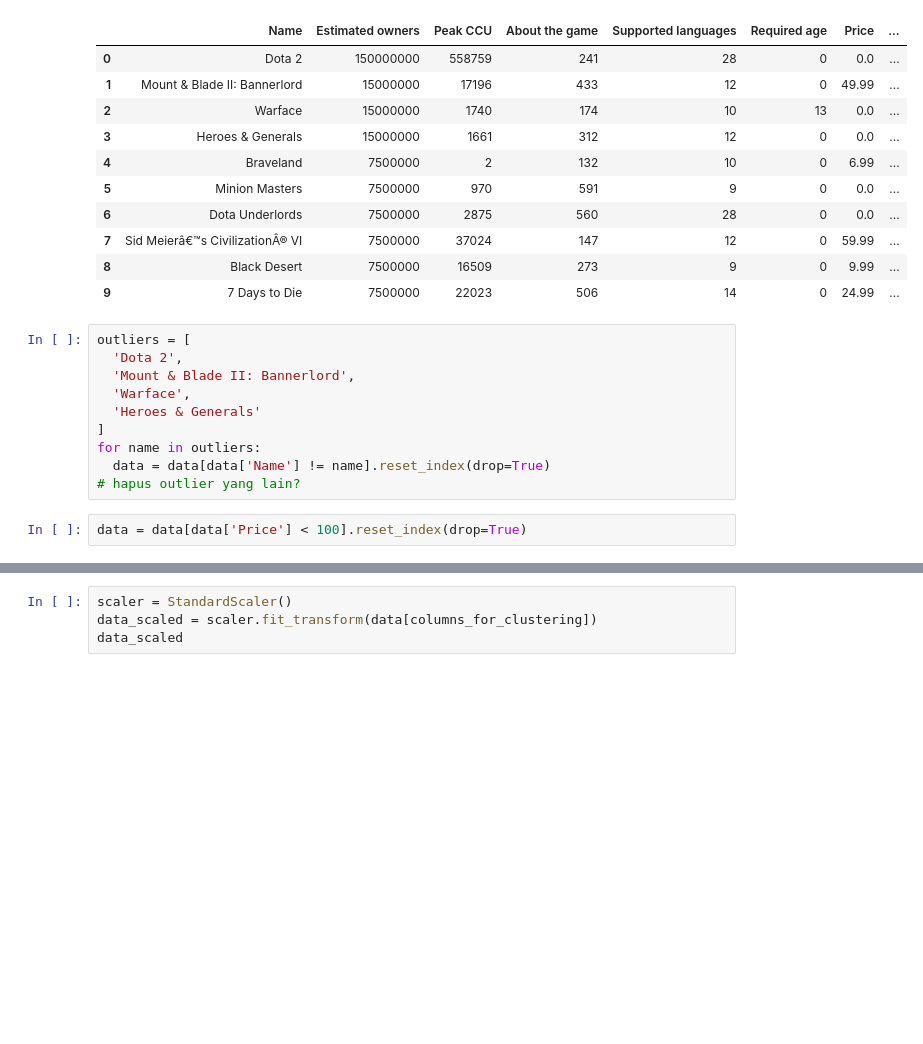
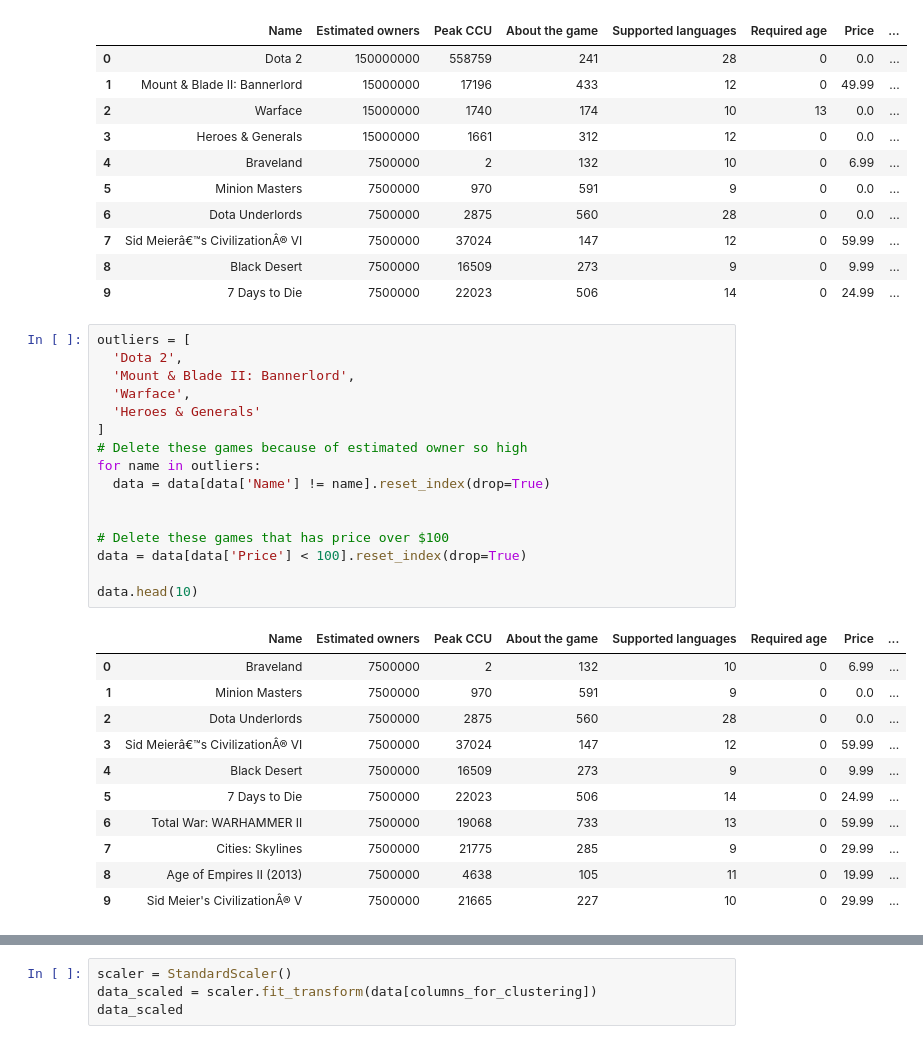
Before and after one commit to DhaniAM/k-means-clustering-TA, a Jupyter notebook: Analisa.ipynb, the cells around one changed output, grey strips where cells are left out. Cells and saved outputs as stored; diff of their text form; blank space fills up the shorter version.

```diff
--- a/Analisa.ipynb
+++ b/Analisa.ipynb
@@ -178,15 +178,31 @@ data.head(10)
 # %%
 outliers = [
   'Dota 2',
   'Mount & Blade II: Bannerlord',
   'Warface',
   'Heroes & Generals'
 ]
+# Delete these games because of estimated owner so high
 for name in outliers:
   data = data[data['Name'] != name].reset_index(drop=True)
-# hapus outlier yang lain?
+
+
+# Delete these games that has price over $100
+data = data[data['Price'] < 100].reset_index(drop=True)
+
+data.head(10)
+# %% [output]
+|  | Name | Estimated owners | Peak CCU | About the game | Supported languages | Required age | Price | ... |
+| 0 | Braveland | 7500000 | 2 | 132 | 10 | 0 | 6.99 | ... |
+| 1 | Minion Masters | 7500000 | 970 | 591 | 9 | 0 | 0.0 | ... |
+| 2 | Dota Underlords | 7500000 | 2875 | 560 | 28 | 0 | 0.0 | ... |
+| 3 | Sid Meierâ€™s CivilizationÂ® VI | 7500000 | 37024 | 147 | 12 | 0 | 59.99 | ... |
+| 4 | Black Desert | 7500000 | 16509 | 273 | 9 | 0 | 9.99 | ... |
+| 5 | 7 Days to Die | 7500000 | 22023 | 506 | 14 | 0 | 24.99 | ... |
+| 6 | Total War: WARHAMMER II | 7500000 | 19068 | 733 | 13 | 0 | 59.99 | ... |
+| 7 | Cities: Skylines | 7500000 | 21775 | 285 | 9 | 0 | 29.99 | ... |
+| 8 | Age of Empires II (2013) | 7500000 | 4638 | 105 | 11 | 0 | 19.99 | ... |
+| 9 | Sid Meier's CivilizationÂ® V | 7500000 | 21665 | 227 | 10 | 0 | 29.99 | ... |
-# %%
-data = data[data['Price'] < 100].reset_index(drop=True)
 # %%
 # Elbow method
 def optimize_k_means(data, max_k):
```
Also changed, not shown: parts of 15 cells of this notebook.
